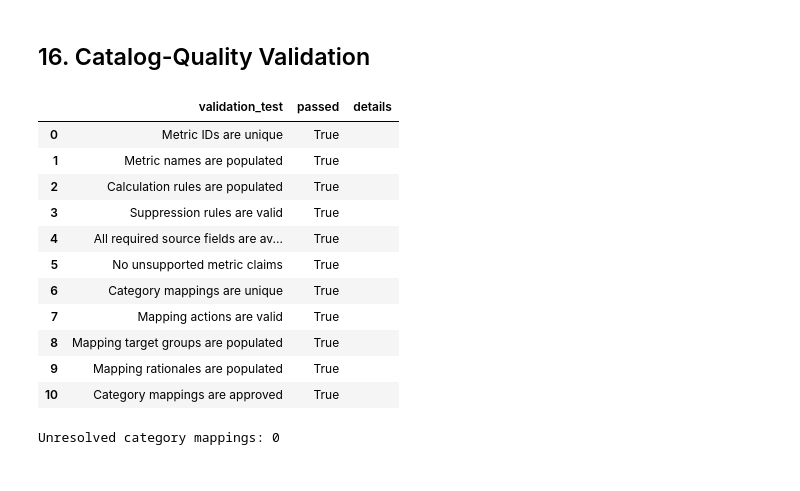
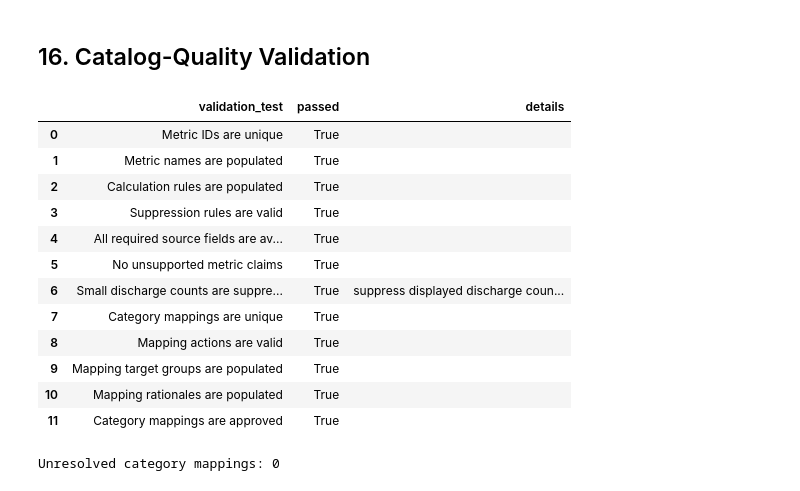
Before and after one commit to doyounghi/Healthcare-data-analysis, a Jupyter notebook: 04_hospital_operations_powerbi/notebooks/02_metric_catalog_and_benchmark_design.ipynb, the cells around one changed output. Saved outputs shown, nothing was run; the diff lists cells and outputs as text; code cells hidden in the pictures.

```diff
--- a/04_hospital_operations_powerbi/notebooks/02_metric_catalog_and_benchmark_design.ipynb
+++ b/04_hospital_operations_powerbi/notebooks/02_metric_catalog_and_benchmark_design.ipynb
@@ -1240,9 +1554,10 @@ suppression_policy = pd.DataFrame(
     [
         {
             "suppression_rule_id": "COUNT_1_TO_10",
-            "applies_to": "Displayed count",
+            "applies_to": "Displayed discharge count",
             "rule": (
-                "Do not suppress displayed counts."
+                "Suppress displayed discharge counts between 1 and 10. "
+                "Display zero when the true count is zero."
             ),
             "zero_allowed": True,
             "implementation_target": "Power BI measure and public exports",
@@ -1264,7 +1579,7 @@ suppression_policy = pd.DataFrame(
                 "This does not override disclosure review for related "
                 "patient-level measures."
             ),
-        },
+            },
         {
             "suppression_rule_id": "DENOMINATOR_LT_11",
             "applies_to": "Continuous summary or aggregate amount",
@@ -1294,6 +1609,10 @@ suppression_policy = pd.DataFrame(
         },
     ]
 )
+count_rule_text = suppression_policy.loc[
+    suppression_policy["suppression_rule_id"].eq("COUNT_1_TO_10"),
+    "rule",
+].iloc[0].lower()
 
 suppression_policy
 # %% [output]
@@ -1429,6 +1748,17 @@ validation_results.append(
     }
 )
 
+validation_results.append(
+    {
+        "validation_test": "Small discharge counts are suppressed",
+        "passed": (
+            "suppress" in count_rule_text
+            and "do not suppress" not in count_rule_text
+        ),
+        "details": count_rule_text,
+    }
+)
+
 allowed_mapping_actions = {
     "RETAIN",
     "GROUP",
@@ -1464,38 +1794,39 @@ validation_results.extend(
         {
             "validation_test": "Mapping rationales are populated",
             "passed": category_mapping["mapping_rationale"]
             .fillna("")
             .str.strip()
             .ne("")
             .all(),
             "details": "",
         },
         {
             "validation_test": "Category mappings are approved",
             "passed": category_mapping["mapping_status"]
             .eq("APPROVED")
             .all(),
             "details": "",
         },
     ]
 )
 
 validation_results = pd.DataFrame(validation_results)
 
 validation_results
 # %% [output]
 |  | validation_test | passed | details |
 | 0 | Metric IDs are unique | True |  |
 | 1 | Metric names are populated | True |  |
 | 2 | Calculation rules are populated | True |  |
 | 3 | Suppression rules are valid | True |  |
 | 4 | All required source fields are av... | True |  |
 | 5 | No unsupported metric claims | True |  |
-| 6 | Category mappings are unique | True |  |
-| 7 | Mapping actions are valid | True |  |
-| 8 | Mapping target groups are populated | True |  |
-| 9 | Mapping rationales are populated | True |  |
-| 10 | Category mappings are approved | True |  |
+| 6 | Small discharge counts are suppre... | True | suppress displayed discharge coun... |
+| 7 | Category mappings are unique | True |  |
+| 8 | Mapping actions are valid | True |  |
+| 9 | Mapping target groups are populated | True |  |
+| 10 | Mapping rationales are populated | True |  |
+| 11 | Category mappings are approved | True |  |
 # %%
 assert validation_results["passed"].all(), (
     "The metric specification failed one or more validation tests."
```
Also changed, not shown: parts of 10 cells of this notebook, 24 other files.
